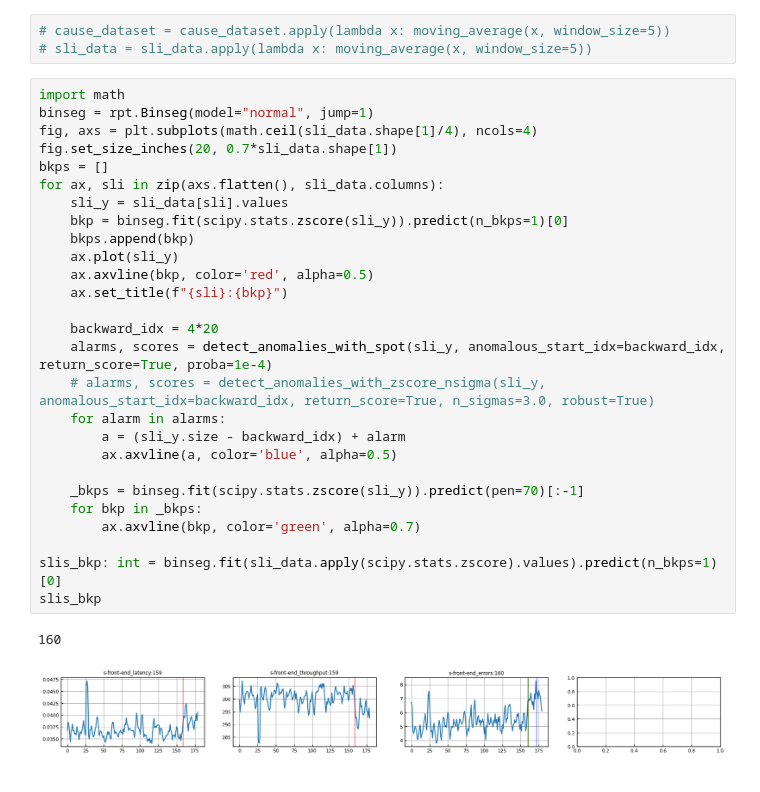
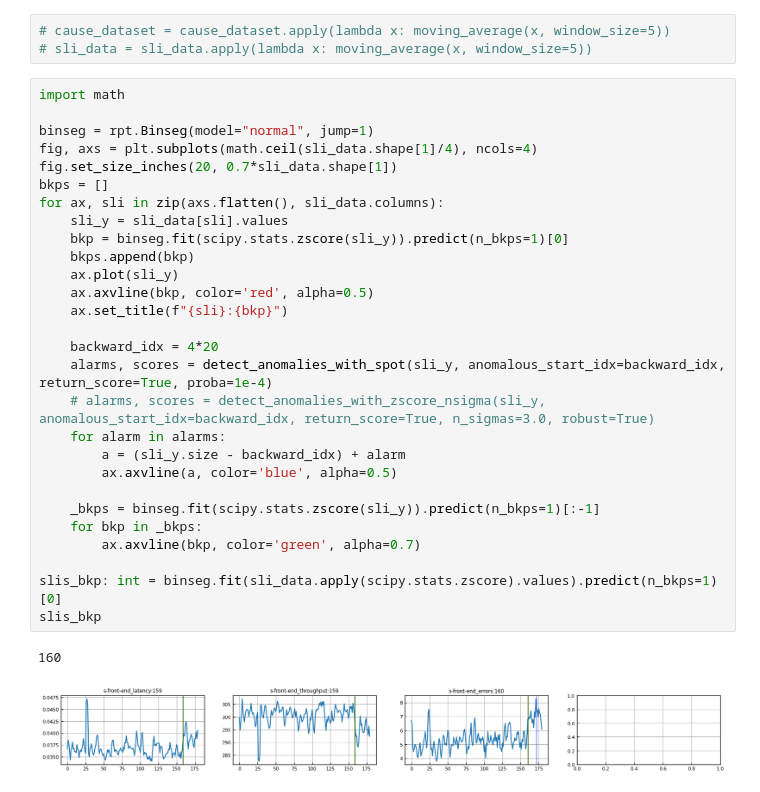
Before and after one commit to XuRepository/meltria-analyzer, a Jupyter notebook: notebooks/change_point_based_clustering.ipynb, the cells around one changed output. Saved outputs shown, nothing was run; the diff lists cells and outputs as text.

```diff
--- a/notebooks/change_point_based_clustering.ipynb
+++ b/notebooks/change_point_based_clustering.ipynb
@@ -115,34 +150,35 @@ import itertools
 # sli_data = sli_data.apply(lambda x: moving_average(x, window_size=5))
 # %%
 import math
+
 binseg = rpt.Binseg(model="normal", jump=1)
 fig, axs = plt.subplots(math.ceil(sli_data.shape[1]/4), ncols=4)
 fig.set_size_inches(20, 0.7*sli_data.shape[1])
 bkps = []
 for ax, sli in zip(axs.flatten(), sli_data.columns):
     sli_y = sli_data[sli].values
     bkp = binseg.fit(scipy.stats.zscore(sli_y)).predict(n_bkps=1)[0]
     bkps.append(bkp)
     ax.plot(sli_y)
     ax.axvline(bkp, color='red', alpha=0.5)
     ax.set_title(f"{sli}:{bkp}")
 
     backward_idx = 4*20
     alarms, scores = detect_anomalies_with_spot(sli_y, anomalous_start_idx=backward_idx, return_score=True, proba=1e-4)
     # alarms, scores = detect_anomalies_with_zscore_nsigma(sli_y, anomalous_start_idx=backward_idx, return_score=True, n_sigmas=3.0, robust=True)
     for alarm in alarms:
         a = (sli_y.size - backward_idx) + alarm
         ax.axvline(a, color='blue', alpha=0.5)
 
-    _bkps = binseg.fit(scipy.stats.zscore(sli_y)).predict(pen=70)[:-1]
+    _bkps = binseg.fit(scipy.stats.zscore(sli_y)).predict(n_bkps=1)[:-1]
     for bkp in _bkps:
         ax.axvline(bkp, color='green', alpha=0.7)
 
 slis_bkp: int = binseg.fit(sli_data.apply(scipy.stats.zscore).values).predict(n_bkps=1)[0]
 slis_bkp
 # %% [output]
 160
-[figure, old version]
+[figure, new version]
 # %%
 data = cause_dataset
 n_bkps = 1
```
Also changed, not shown: parts of 4 cells of this notebook, 3 other files.
